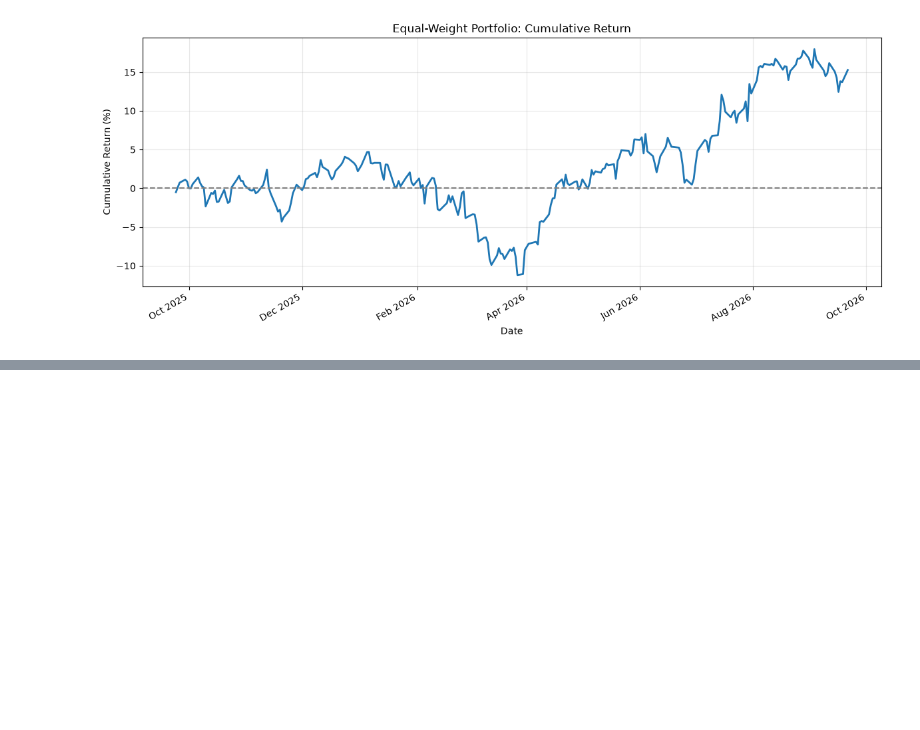
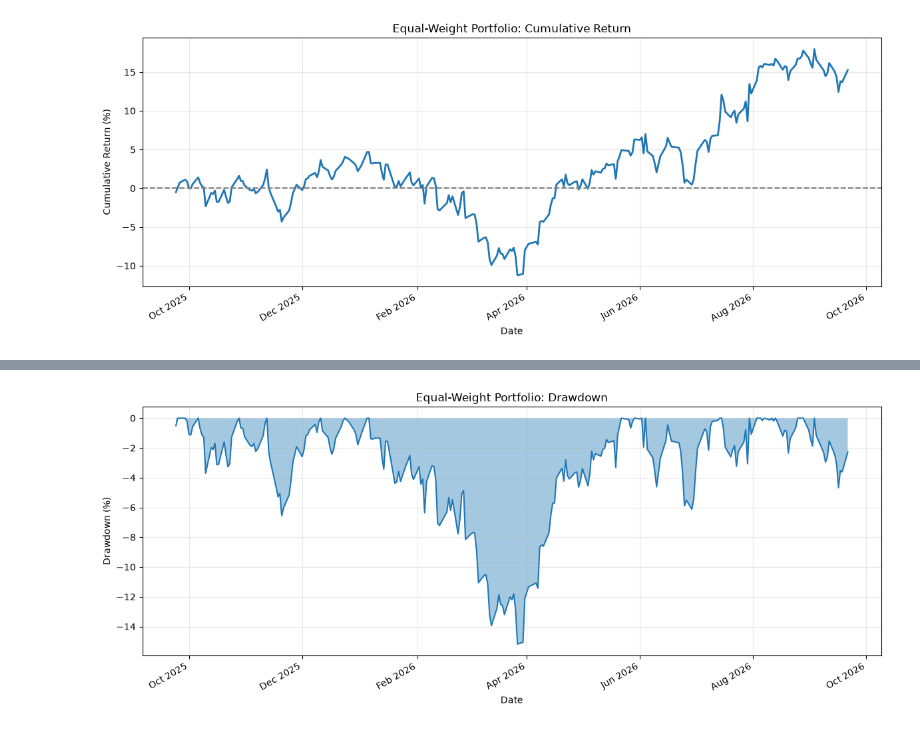
Before and after one commit to Agunp1/AI-Financial-Analyst, a Jupyter notebook: day18_sql_portfolio_analytics.ipynb, the cells around one changed output, grey strips where cells are left out. Saved outputs shown, nothing was run; the diff lists cells and outputs as text; code cells hidden in the pictures; blank space fills up the shorter version.

Commit message:
Complete Day 18 SQL portfolio analytics

```diff
--- a/day18_sql_portfolio_analytics.ipynb
+++ b/day18_sql_portfolio_analytics.ipynb
@@ -271,0 +337,41 @@ plt.show()
+# %%
+
+import matplotlib.pyplot as plt
+import matplotlib.dates as mdates
+
+dates = pd.to_datetime(
+    portfolio_returns.loc[r.index, "date"]
+)
+
+fig, ax = plt.subplots(figsize=(12, 5))
+
+ax.fill_between(
+    dates,
+    drawdown.to_numpy() * 100,
+    0,
+    alpha=0.4
+)
+
+ax.plot(
+    dates,
+    drawdown.to_numpy() * 100,
+    linewidth=1.5
+)
+
+ax.xaxis.set_major_locator(
+    mdates.MonthLocator(interval=2)
+)
+ax.xaxis.set_major_formatter(
+    mdates.DateFormatter("%b %Y")
+)
+
+ax.set_title("Equal-Weight Portfolio: Drawdown")
+ax.set_ylabel("Drawdown (%)")
+ax.set_xlabel("Date")
+ax.grid(alpha=0.3)
+
+fig.autofmt_xdate()
+plt.tight_layout()
+plt.show()
+# %% [output]
+[figure, added]
```
Also changed, not shown: parts of 2 cells of this notebook.
